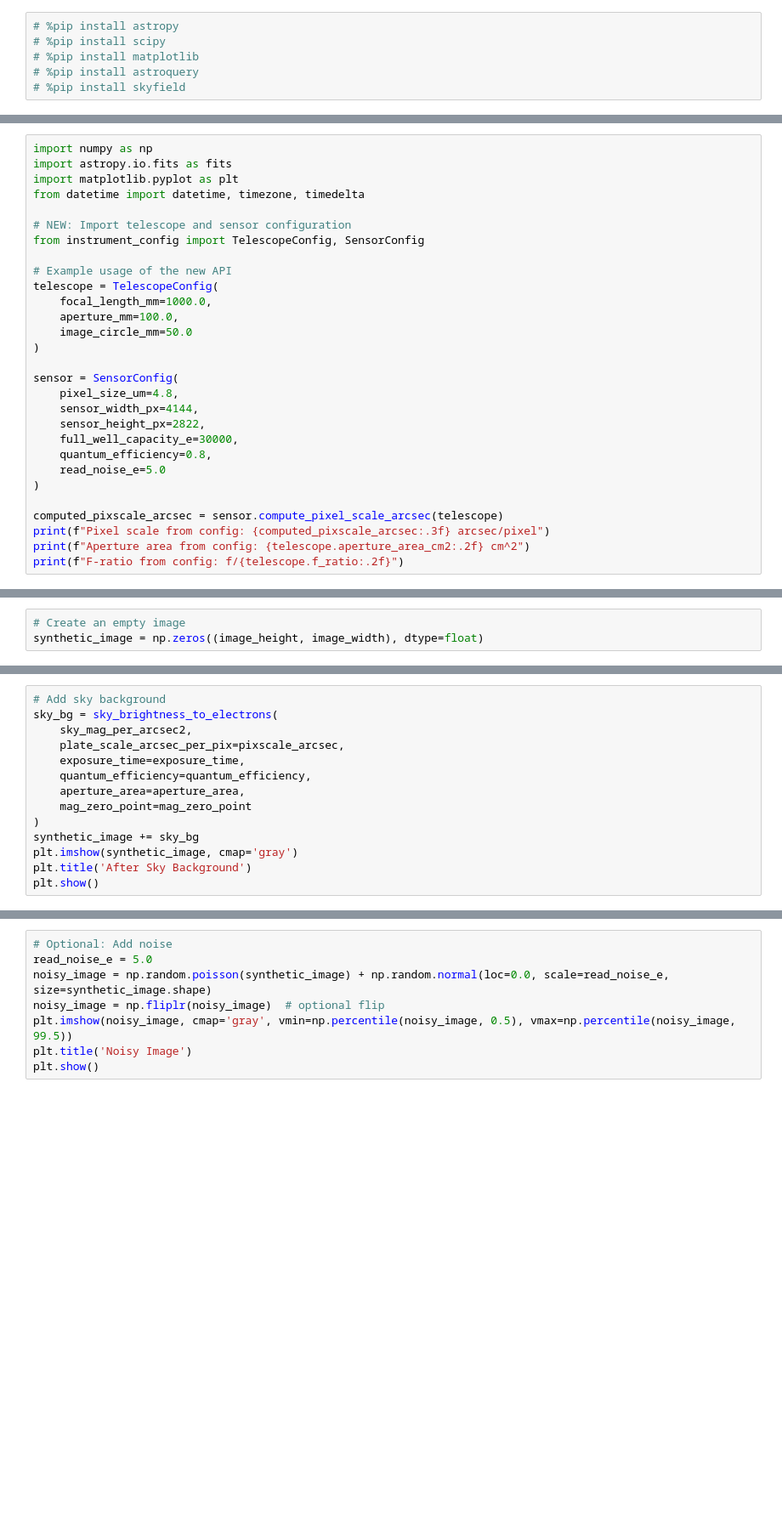
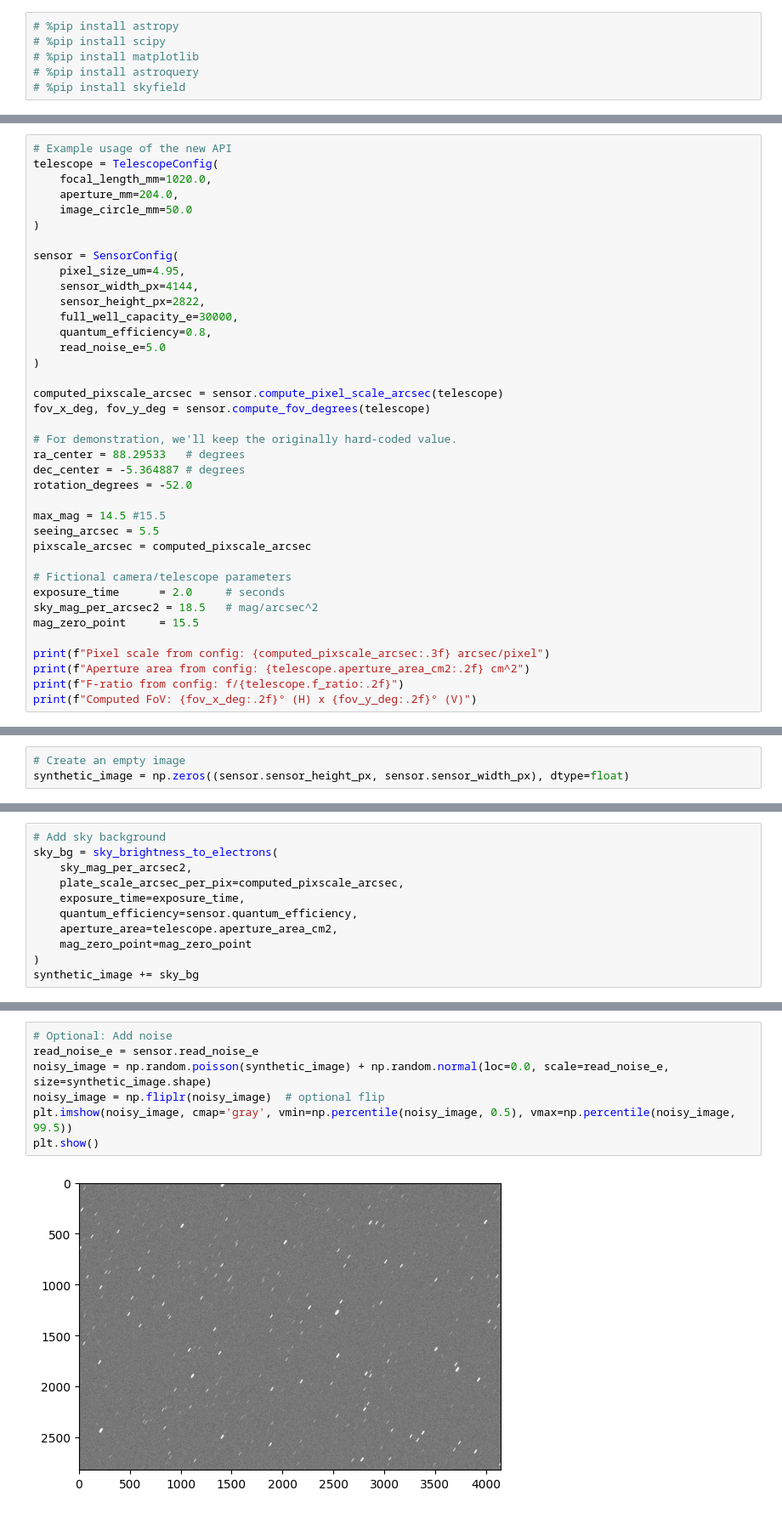
Before and after one commit to michaelstanton/synthetic-fits, a Jupyter notebook: generate-fits.ipynb, the cells around one changed output, grey strips where cells are left out. Shown at 85% size. Saved outputs shown, nothing was run; the diff lists cells and outputs as text; blank space fills up the shorter version.

Commit message:
Fix pixel scale

```diff
--- a/generate-fits.ipynb
+++ b/generate-fits.ipynb
@@ -7,21 +31,13 @@
 # %%
-import numpy as np
-import astropy.io.fits as fits
-import matplotlib.pyplot as plt
-from datetime import datetime, timezone, timedelta
-
-# NEW: Import telescope and sensor configuration
-from instrument_config import TelescopeConfig, SensorConfig
-
 # Example usage of the new API
 telescope = TelescopeConfig(
-    focal_length_mm=1000.0,
-    aperture_mm=100.0,
+    focal_length_mm=1020.0,
+    aperture_mm=204.0,
     image_circle_mm=50.0
 )
 
 sensor = SensorConfig(
-    pixel_size_um=4.8,
+    pixel_size_um=4.95,
     sensor_width_px=4144,
     sensor_height_px=2822,
     full_well_capacity_e=30000,
@@ -30,6 +46,23 @@ sensor = SensorConfig(
 )
 
 computed_pixscale_arcsec = sensor.compute_pixel_scale_arcsec(telescope)
+fov_x_deg, fov_y_deg = sensor.compute_fov_degrees(telescope)
+
+# For demonstration, we'll keep the originally hard-coded value.
+ra_center = 88.29533   # degrees
+dec_center = -5.364887 # degrees
+rotation_degrees = -52.0
+
+max_mag = 14.5 #15.5
+seeing_arcsec = 5.5
+pixscale_arcsec = computed_pixscale_arcsec
+
+# Fictional camera/telescope parameters
+exposure_time      = 2.0     # seconds
+sky_mag_per_arcsec2 = 18.5   # mag/arcsec^2
+mag_zero_point     = 15.5
+
 print(f"Pixel scale from config: {computed_pixscale_arcsec:.3f} arcsec/pixel")
 print(f"Aperture area from config: {telescope.aperture_area_cm2:.2f} cm^2")
 print(f"F-ratio from config: f/{telescope.f_ratio:.2f}")
+print(f"Computed FoV: {fov_x_deg:.2f}° (H) x {fov_y_deg:.2f}° (V)")
@@ -82,4 +83,4 @@ wcs_obj, wcs_header = build_synthetic_wcs(
 # %%
 # Create an empty image
-synthetic_image = np.zeros((image_height, image_width), dtype=float)
+synthetic_image = np.zeros((sensor.sensor_height_px, sensor.sensor_width_px), dtype=float)
 # %%
@@ -105,14 +113,11 @@ plt.show()
 # Add sky background
 sky_bg = sky_brightness_to_electrons(
     sky_mag_per_arcsec2,
-    plate_scale_arcsec_per_pix=pixscale_arcsec,
+    plate_scale_arcsec_per_pix=computed_pixscale_arcsec,
     exposure_time=exposure_time,
-    quantum_efficiency=quantum_efficiency,
-    aperture_area=aperture_area,
+    quantum_efficiency=sensor.quantum_efficiency,
+    aperture_area=telescope.aperture_area_cm2,
     mag_zero_point=mag_zero_point
 )
 synthetic_image += sky_bg
-plt.imshow(synthetic_image, cmap='gray')
-plt.title('After Sky Background')
-plt.show()
 # %%
@@ -163,12 +166,13 @@ else:
     print('Skipping star trails because no star_catalog data was returned.')
 # %%
 # Optional: Add noise
-read_noise_e = 5.0
+read_noise_e = sensor.read_noise_e
 noisy_image = np.random.poisson(synthetic_image) + np.random.normal(loc=0.0, scale=read_noise_e, size=synthetic_image.shape)
 noisy_image = np.fliplr(noisy_image)  # optional flip
 plt.imshow(noisy_image, cmap='gray', vmin=np.percentile(noisy_image, 0.5), vmax=np.percentile(noisy_image, 99.5))
-plt.title('Noisy Image')
 plt.show()
+# %% [output]
+[figure, added]
 # %%
 # Save to FITS with WCS from earlier (just referencing ra_center/dec_center at start)
 timestamp = datetime.now().strftime("%Y%m%d_%H%M%S")
```
Also changed, not shown: parts of 11 cells of this notebook, 1 other file.
